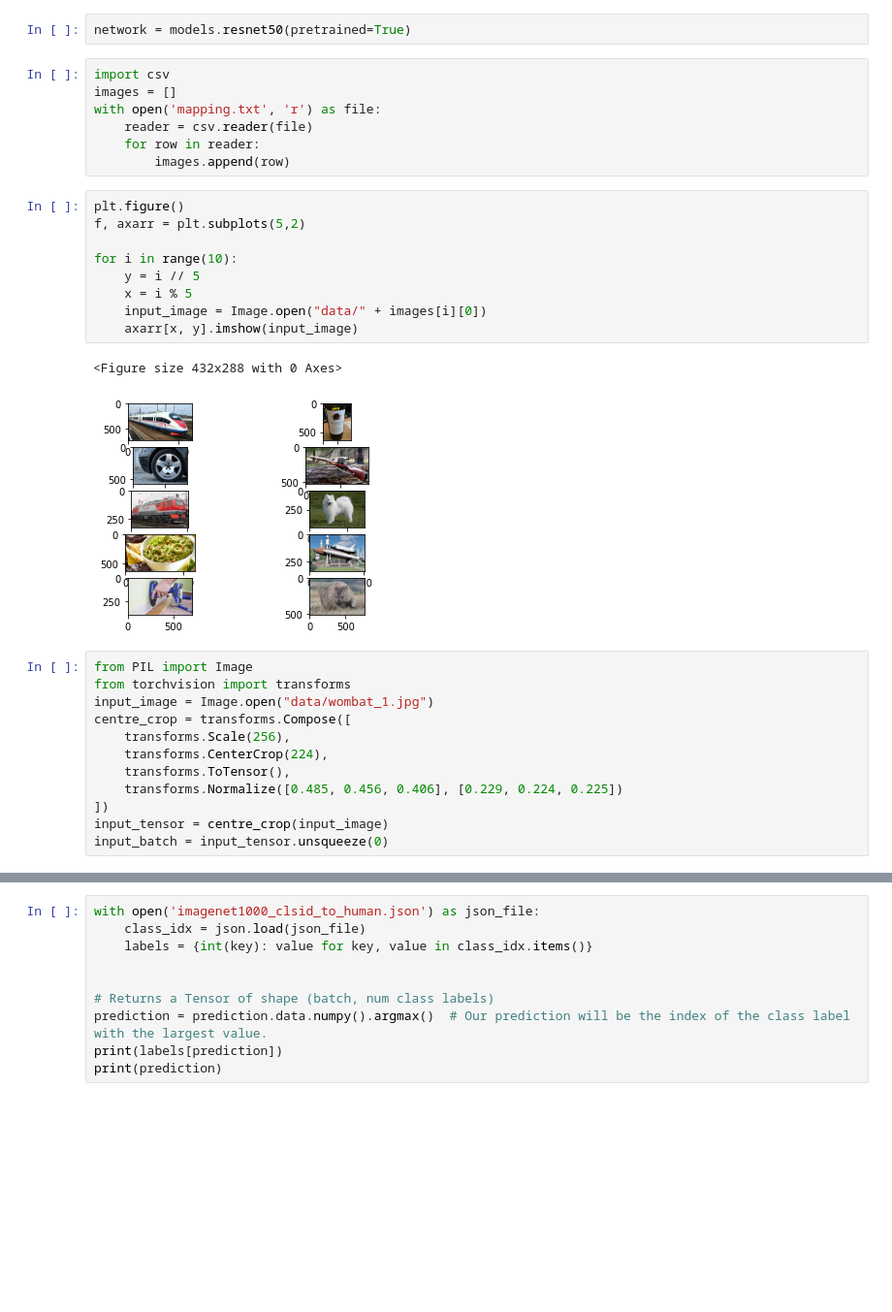
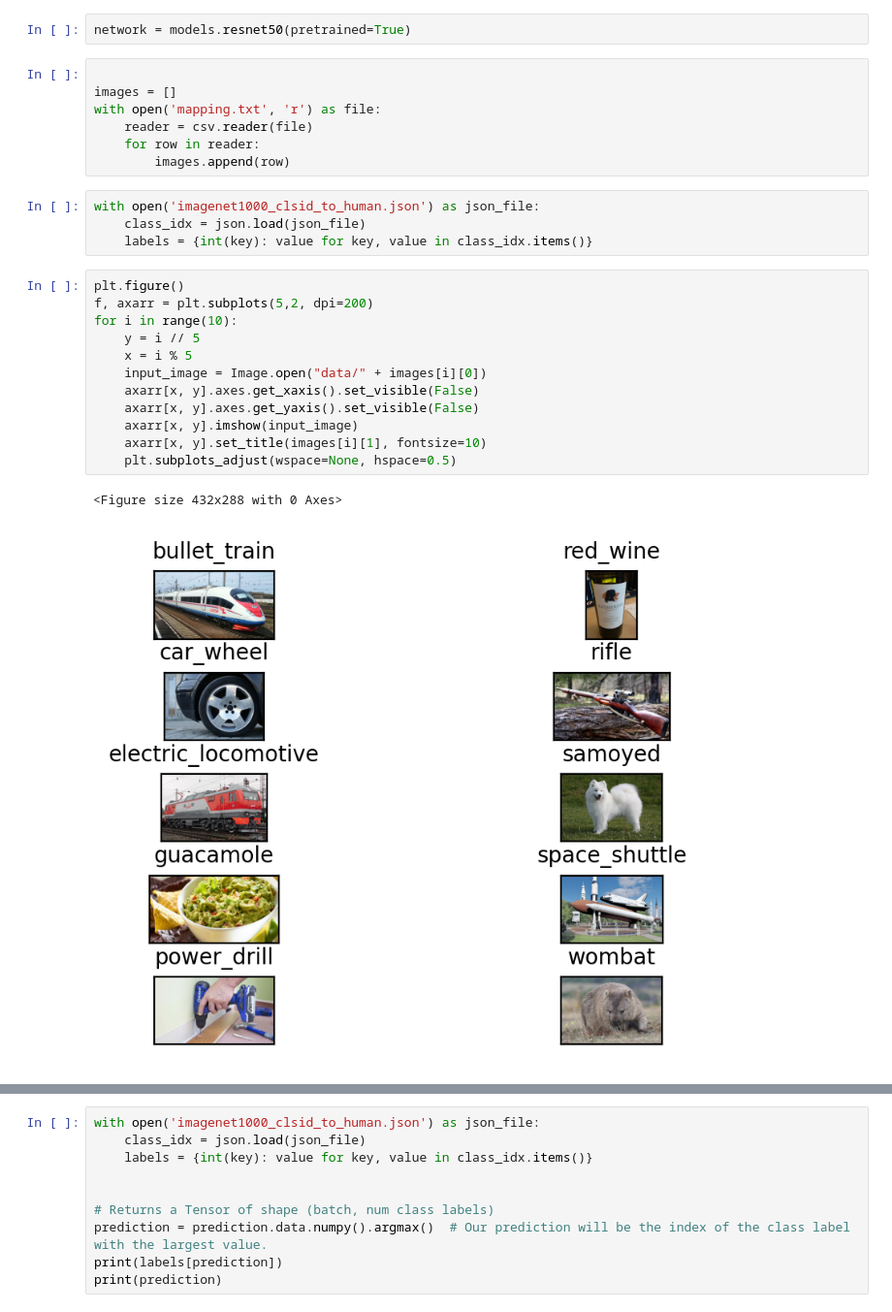
Before and after one commit to DanonOfficial/Adversarial_Attacks_project, a Jupyter notebook: AdvAttack.ipynb, the cells around one changed output, grey strips where cells are left out. Shown at 97% size. Saved outputs shown, nothing was run; the diff lists cells and outputs as text; blank space fills up the shorter version.

```diff
--- a/AdvAttack.ipynb
+++ b/AdvAttack.ipynb
@@ -6,33 +10,28 @@ import torch.nn.functional as F
 # %%
 network = models.resnet50(pretrained=True)
 # %%
-import csv
+
 images = []
 with open('mapping.txt', 'r') as file:
     reader = csv.reader(file)
     for row in reader:
         images.append(row)
+# %%
+with open('imagenet1000_clsid_to_human.json') as json_file:
+    class_idx = json.load(json_file)
+    labels = {int(key): value for key, value in class_idx.items()}
 # %%
 plt.figure()
-f, axarr = plt.subplots(5,2)
-
+f, axarr = plt.subplots(5,2, dpi=200)
 for i in range(10):
     y = i // 5
     x = i % 5
     input_image = Image.open("data/" + images[i][0])
+    axarr[x, y].axes.get_xaxis().set_visible(False)
+    axarr[x, y].axes.get_yaxis().set_visible(False)
     axarr[x, y].imshow(input_image)
+    axarr[x, y].set_title(images[i][1], fontsize=10)
+    plt.subplots_adjust(wspace=None, hspace=0.5)
 # %% [output]
 <Figure size 432x288 with 0 Axes>
-[figure, old version]
+[figure, new version]
-# %%
-from PIL import Image
-from torchvision import transforms
-input_image = Image.open("data/wombat_1.jpg")
-centre_crop = transforms.Compose([
-    transforms.Scale(256),
-    transforms.CenterCrop(224),
-    transforms.ToTensor(),
-    transforms.Normalize([0.485, 0.456, 0.406], [0.229, 0.224, 0.225])
-])
-input_tensor = centre_crop(input_image)
-input_batch = input_tensor.unsqueeze(0)
```
Also changed, not shown: parts of 11 cells of this notebook.
